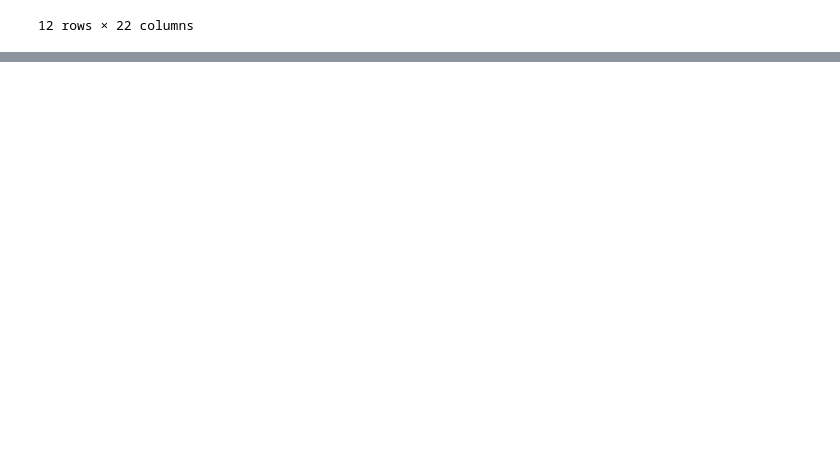
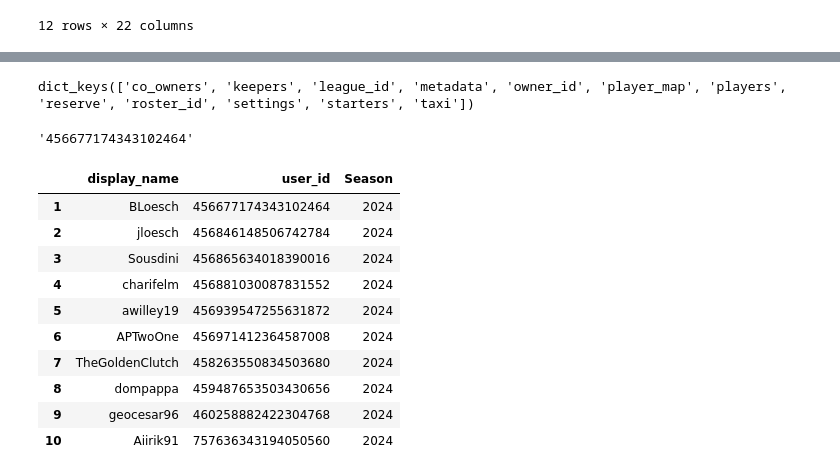
Before and after one commit to B-Loesch/sleeper_streamlit, a Jupyter notebook: testing_api.ipynb, the cells around one changed output, grey strips where cells are left out. Cells and saved outputs as stored; diff of their text form; code cells hidden in the pictures; blank space fills up the shorter version.

```diff
--- a/testing_api.ipynb
+++ b/testing_api.ipynb
@@ -228,0 +386,22 @@ all_matchups[all_matchups["user_pair"] == ("BLoesch", "jloesch")].sort_values(by
+# %%
+rosters[0].keys()
+# %% [output]
+dict_keys(['co_owners', 'keepers', 'league_id', 'metadata', 'owner_id', 'player_map', 'players', 'reserve', 'roster_id', 'settings', 'starters', 'taxi'])
+# %%
+rosters[0]['owner_id']
+# %% [output]
+'456677174343102464'
+# %%
+users_df
+# %% [output]
+|  | display_name | user_id | Season |
+| 1 | BLoesch | 456677174343102464 | 2024 |
+| 2 | jloesch | 456846148506742784 | 2024 |
+| 3 | Sousdini | 456865634018390016 | 2024 |
+| 4 | charifelm | 456881030087831552 | 2024 |
+| 5 | awilley19 | 456939547255631872 | 2024 |
+| 6 | APTwoOne | 456971412364587008 | 2024 |
+| 7 | TheGoldenClutch | 458263550834503680 | 2024 |
+| 8 | dompappa | 459487653503430656 | 2024 |
+| 9 | geocesar96 | 460258882422304768 | 2024 |
+| 10 | Aiirik91 | 757636343194050560 | 2024 |
```
Also changed, not shown: parts of 11 cells of this notebook, 2 other files.
